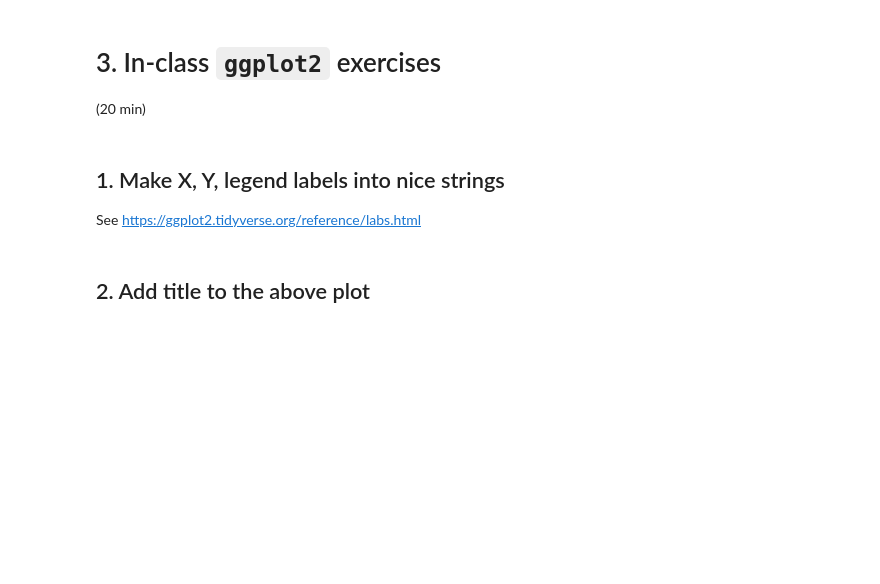
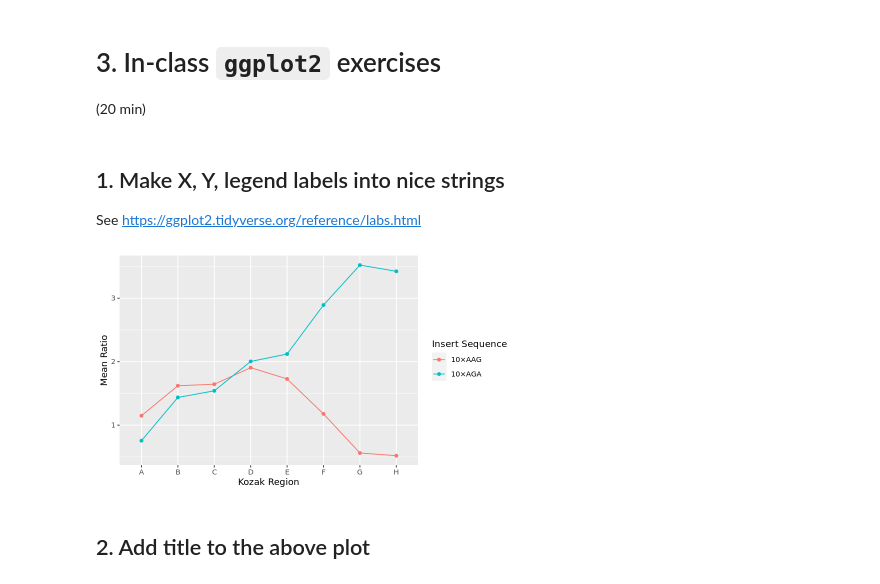
Before and after one commit to petersyong/tfcb_2025, a Jupyter notebook: lectures/lecture12/lecture12.ipynb, the cells around one changed output. Cells and saved outputs as stored; diff of their text form; code cells hidden in the pictures; blank space fills up the shorter version.

```diff
--- a/lectures/lecture12/lecture12.ipynb
+++ b/lectures/lecture12/lecture12.ipynb
@@ -146,9 +212,12 @@ See https://ggplot2.tidyverse.org/reference/labs.html
 # %%
 ggplot(data, aes(x = kozak_region,
                  y = mean_ratio,
                  color = insert_sequence,
                  group = insert_sequence)) +
   geom_line() +
-  geom_point()
+  geom_point() +
+  labs(x = "Kozak Region", y = "Mean Ratio", color = "Insert Sequence")
+# %% [output]
+[figure, added]
 # %% [markdown]
 ## 2. Add title to the above plot
```
Also changed, not shown: parts of 9 cells of this notebook.
